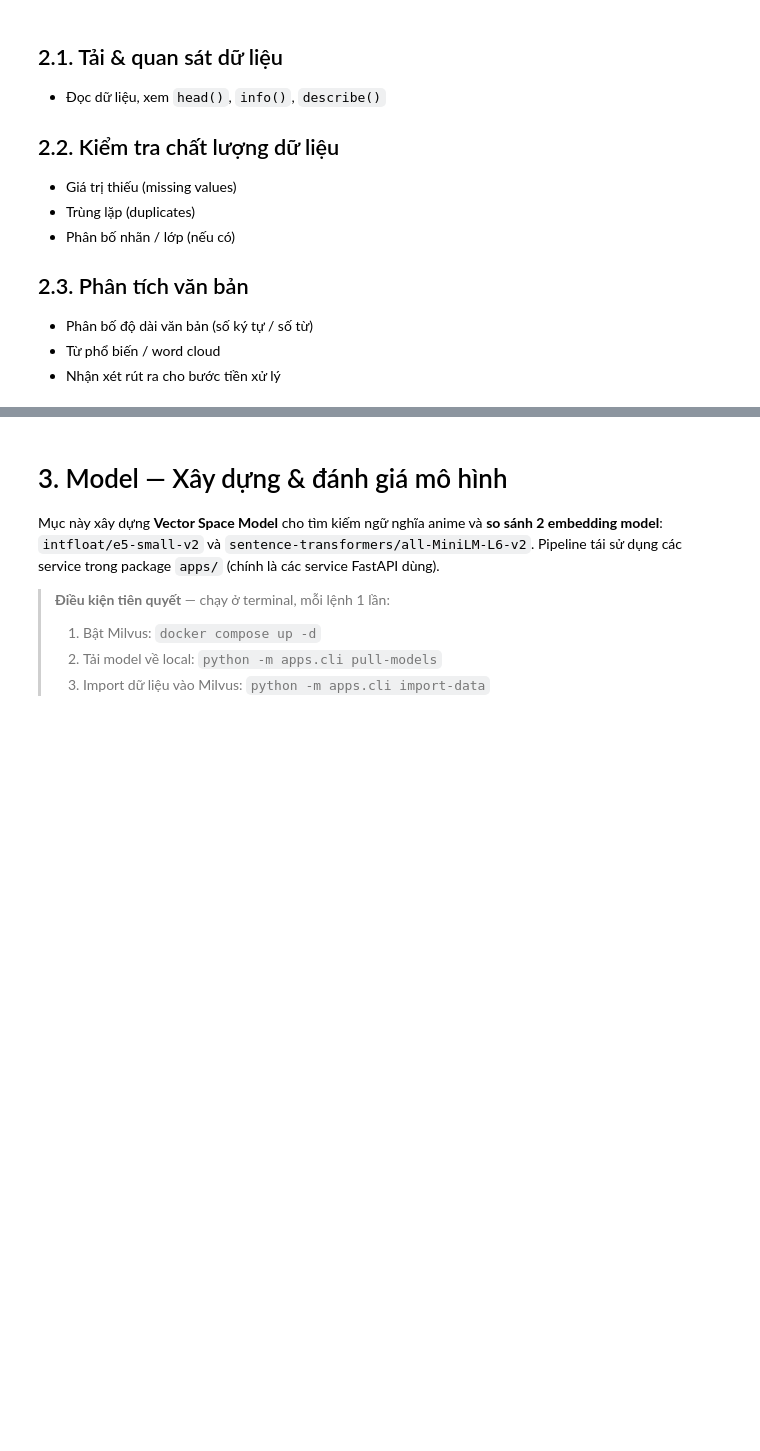
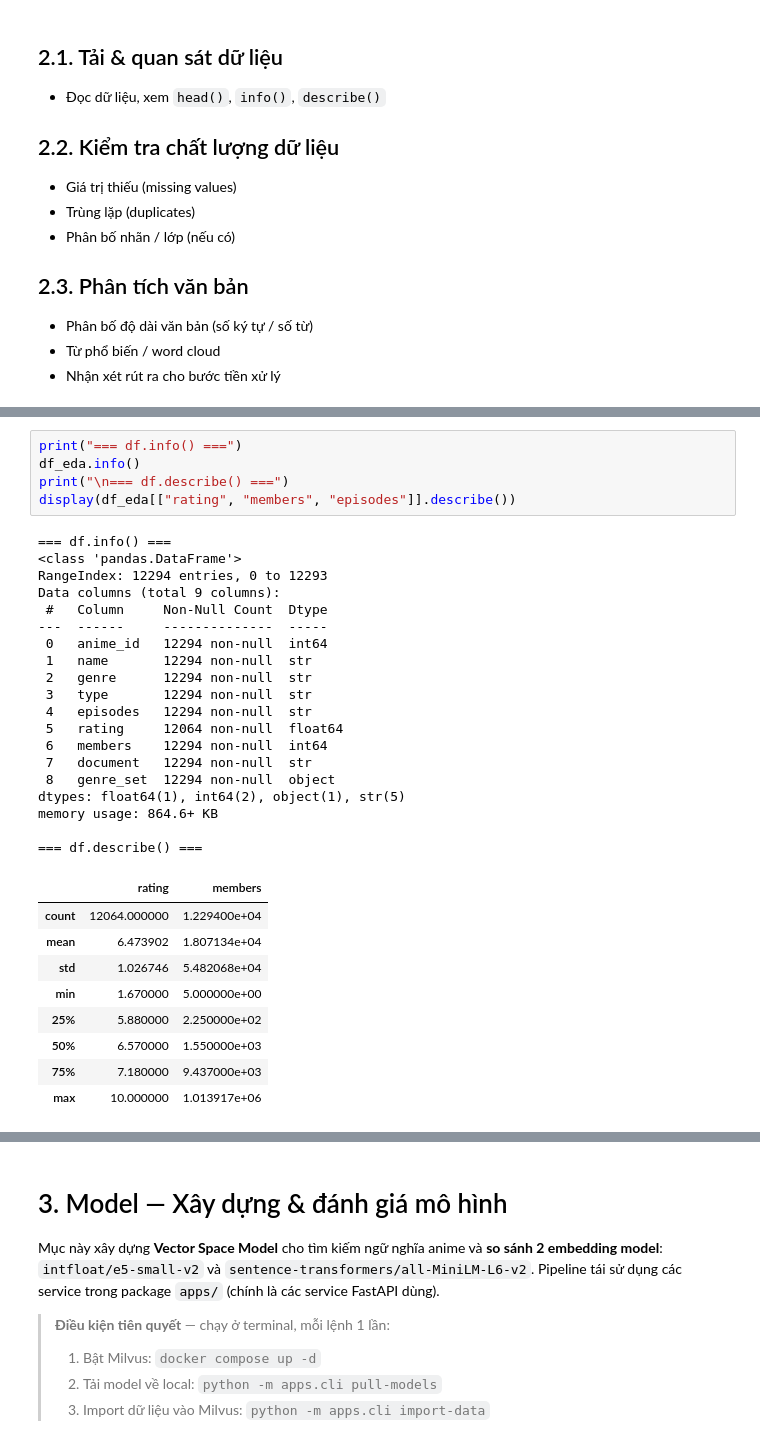
Before and after one commit to MasterSE-FSB/vector-space-model, a Jupyter notebook: vector-space-model.ipynb, the cells around one changed output, grey strips where cells are left out. Cells and saved outputs as stored; diff of their text form; blank space fills up the shorter version.

```diff
--- a/vector-space-model.ipynb
+++ b/vector-space-model.ipynb
@@ -60,0 +90,34 @@ _(Sườn bài — nội dung chi tiết sẽ điền sau)_
+# %%
+print("=== df.info() ===")
+df_eda.info()
+print("\n=== df.describe() ===")
+display(df_eda[["rating", "members", "episodes"]].describe())
+# %% [output]
+=== df.info() ===
+<class 'pandas.DataFrame'>
+RangeIndex: 12294 entries, 0 to 12293
+Data columns (total 9 columns):
+ #   Column     Non-Null Count  Dtype
+---  ------     --------------  -----
+ 0   anime_id   12294 non-null  int64
+ 1   name       12294 non-null  str
+ 2   genre      12294 non-null  str
+ 3   type       12294 non-null  str
+ 4   episodes   12294 non-null  str
+ 5   rating     12064 non-null  float64
+ 6   members    12294 non-null  int64
+ 7   document   12294 non-null  str
+ 8   genre_set  12294 non-null  object
+dtypes: float64(1), int64(2), object(1), str(5)
+memory usage: 864.6+ KB
+
+=== df.describe() ===
+|  | rating | members |
+| count | 12064.000000 | 1.229400e+04 |
+| mean | 6.473902 | 1.807134e+04 |
+| std | 1.026746 | 5.482068e+04 |
+| min | 1.670000 | 5.000000e+00 |
+| 25% | 5.880000 | 2.250000e+02 |
+| 50% | 6.570000 | 1.550000e+03 |
+| 75% | 7.180000 | 9.437000e+03 |
+| max | 10.000000 | 1.013917e+06 |
```
Also changed, not shown: parts of 21 cells of this notebook.
